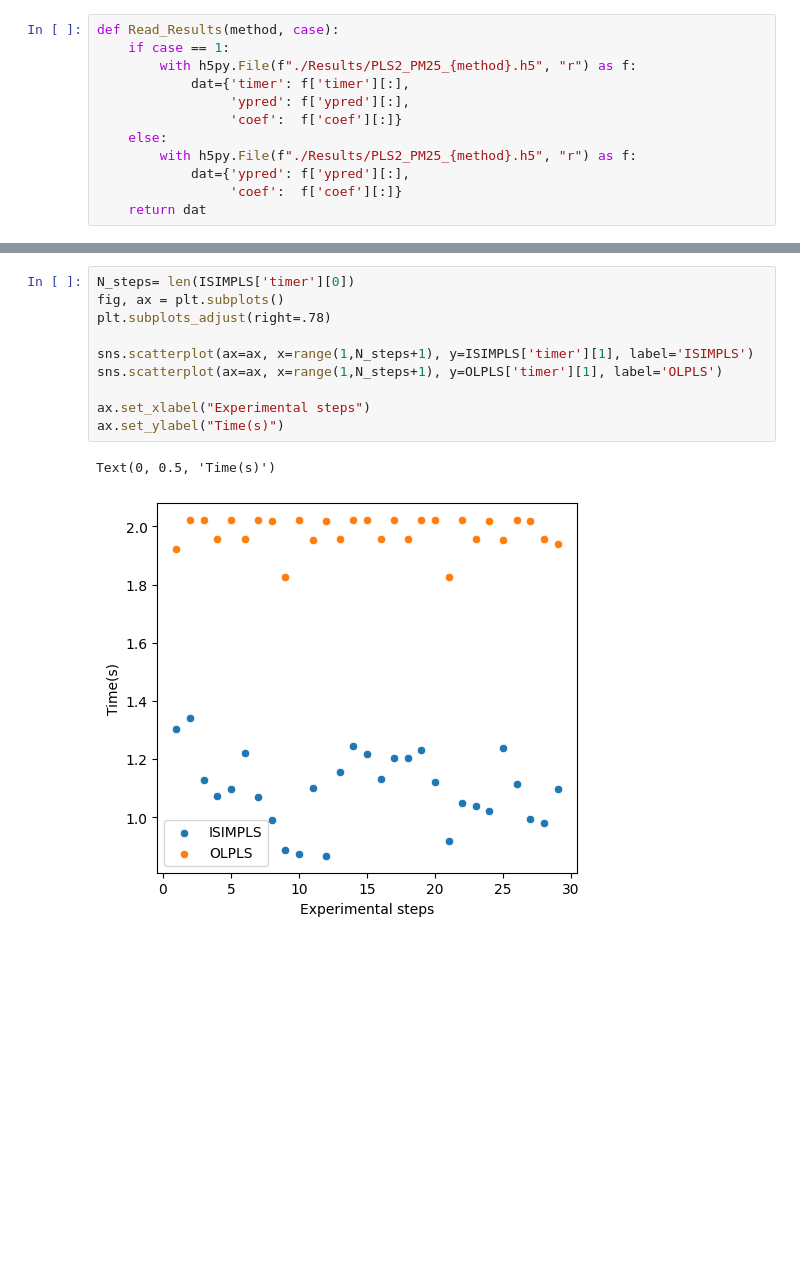
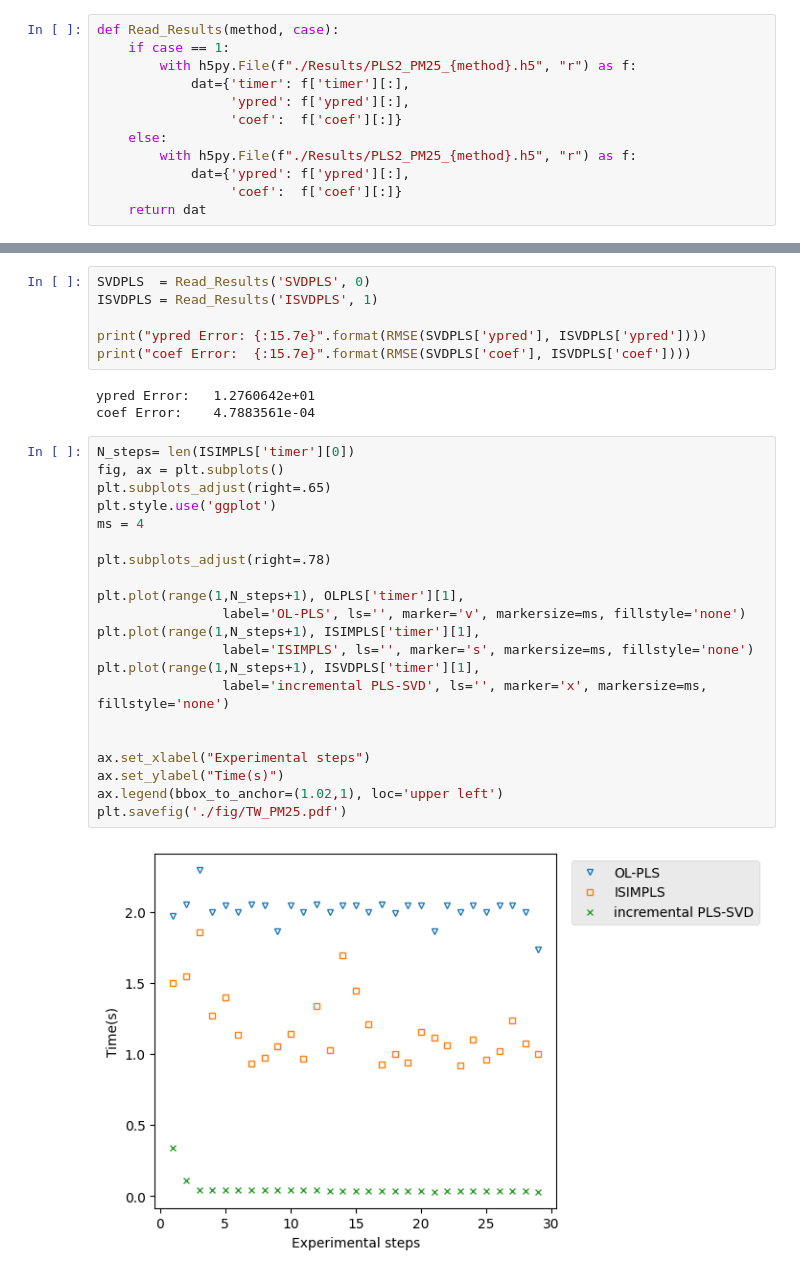
Before and after one commit to tachen90208/wiresstat-iplsreview, a Jupyter notebook: PLS2_PM25_Results.ipynb, the cells around one changed output, grey strips where cells are left out. Cells and saved outputs as stored; diff of their text form; blank space fills up the shorter version.

Commit message:
Update PLS2_PM25_Results

```diff
--- a/PLS2_PM25_Results.ipynb
+++ b/PLS2_PM25_Results.ipynb
@@ -37,13 +37,32 @@ coef Error:    3.5312340e-03
-# %%
-N_steps= len(ISIMPLS['timer'][0])
-fig, ax = plt.subplots()
-plt.subplots_adjust(right=.78)
-
-sns.scatterplot(ax=ax, x=range(1,N_steps+1), y=ISIMPLS['timer'][1], label='ISIMPLS')
-sns.scatterplot(ax=ax, x=range(1,N_steps+1), y=OLPLS['timer'][1], label='OLPLS')
-
-ax.set_xlabel("Experimental steps")
-ax.set_ylabel("Time(s)")
-# %% [output]
-Text(0, 0.5, 'Time(s)')
-[figure, removed]
+# %%
+SVDPLS  = Read_Results('SVDPLS', 0)
+ISVDPLS = Read_Results('ISVDPLS', 1)
+
+print("ypred Error: {:15.7e}".format(RMSE(SVDPLS['ypred'], ISVDPLS['ypred'])))
+print("coef Error:  {:15.7e}".format(RMSE(SVDPLS['coef'], ISVDPLS['coef'])))
+# %% [output]
+ypred Error:   1.2760642e+01
+coef Error:    4.7883561e-04
+# %%
+N_steps= len(ISIMPLS['timer'][0])
+fig, ax = plt.subplots()
+plt.subplots_adjust(right=.65)
+plt.style.use('ggplot')
+ms = 4
+
+plt.subplots_adjust(right=.78)
+
+plt.plot(range(1,N_steps+1), OLPLS['timer'][1],
+                label='OL-PLS', ls='', marker='v', markersize=ms, fillstyle='none')
+plt.plot(range(1,N_steps+1), ISIMPLS['timer'][1],
+                label='ISIMPLS', ls='', marker='s', markersize=ms, fillstyle='none')
+plt.plot(range(1,N_steps+1), ISVDPLS['timer'][1],
+                label='incremental PLS-SVD', ls='', marker='x', markersize=ms, fillstyle='none')
+
+
+ax.set_xlabel("Experimental steps")
+ax.set_ylabel("Time(s)")
+ax.legend(bbox_to_anchor=(1.02,1), loc='upper left')
+plt.savefig('./fig/TW_PM25.pdf')
+# %% [output]
+[figure, added]
```
Also changed, not shown: parts of 2 cells of this notebook, 5 other files.
